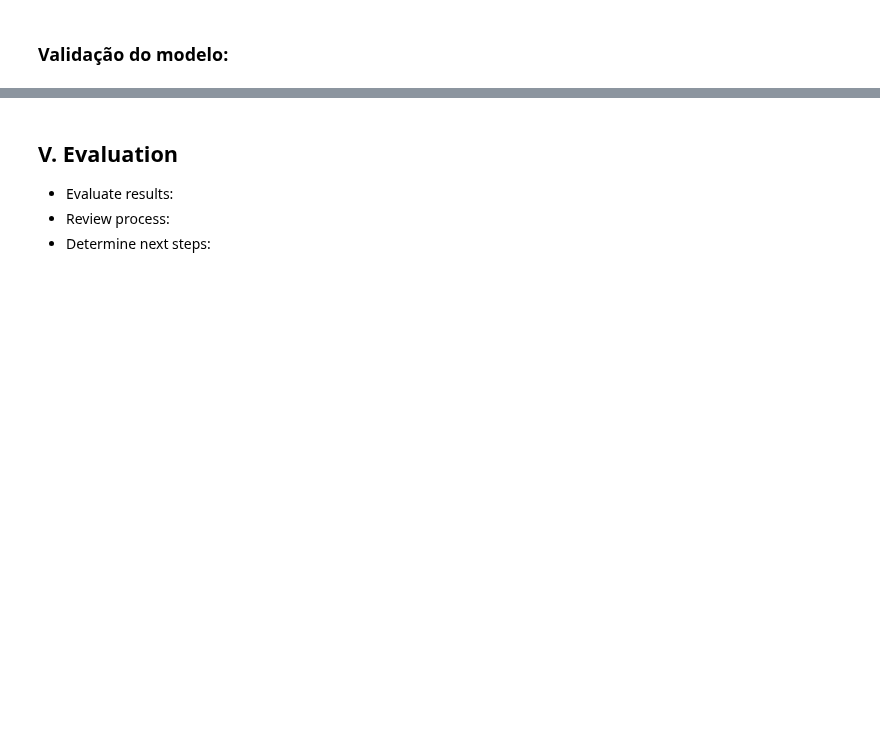
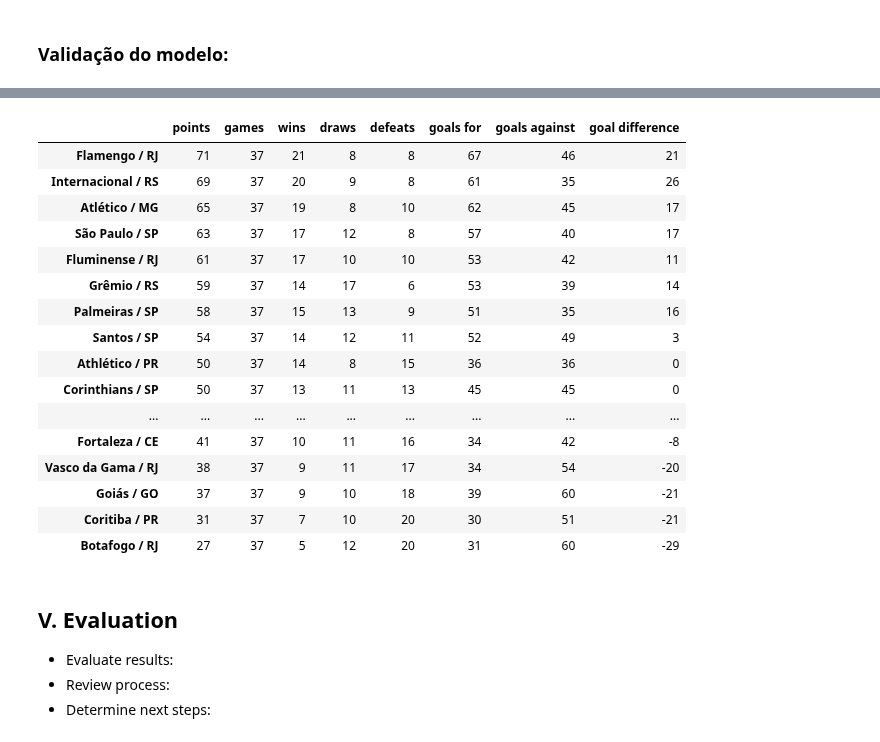
Before and after one commit to HannaRF/web-scraping, a Jupyter notebook: project.ipynb, the cells around one changed output, grey strips where cells are left out. Saved outputs shown, nothing was run; the diff lists cells and outputs as text; code cells hidden in the pictures; blank space fills up the shorter version.

```diff
--- a/project.ipynb
+++ b/project.ipynb
@@ -1363,3 +1385,23 @@ plt.show()
+# %%
+classification_table(df.loc[(df['Year'] == year) * (df['Round'] < 38)])
+# %% [output]
+|  | points | games | wins | draws | defeats | goals for | goals against | goal difference |
+| Flamengo / RJ | 71 | 37 | 21 | 8 | 8 | 67 | 46 | 21 |
+| Internacional / RS | 69 | 37 | 20 | 9 | 8 | 61 | 35 | 26 |
+| Atlético / MG | 65 | 37 | 19 | 8 | 10 | 62 | 45 | 17 |
+| São Paulo / SP | 63 | 37 | 17 | 12 | 8 | 57 | 40 | 17 |
+| Fluminense / RJ | 61 | 37 | 17 | 10 | 10 | 53 | 42 | 11 |
+| Grêmio / RS | 59 | 37 | 14 | 17 | 6 | 53 | 39 | 14 |
+| Palmeiras / SP | 58 | 37 | 15 | 13 | 9 | 51 | 35 | 16 |
+| Santos / SP | 54 | 37 | 14 | 12 | 11 | 52 | 49 | 3 |
+| Athlético / PR | 50 | 37 | 14 | 8 | 15 | 36 | 36 | 0 |
+| Corinthians / SP | 50 | 37 | 13 | 11 | 13 | 45 | 45 | 0 |
+| ... | ... | ... | ... | ... | ... | ... | ... | ... |
+| Fortaleza / CE | 41 | 37 | 10 | 11 | 16 | 34 | 42 | -8 |
+| Vasco da Gama / RJ | 38 | 37 | 9 | 11 | 17 | 34 | 54 | -20 |
+| Goiás / GO | 37 | 37 | 9 | 10 | 18 | 39 | 60 | -21 |
+| Coritiba / PR | 31 | 37 | 7 | 10 | 20 | 30 | 51 | -21 |
+| Botafogo / RJ | 27 | 37 | 5 | 12 | 20 | 31 | 60 | -29 |
 # %% [markdown]
 ## V. Evaluation
 
```
Also changed, not shown: parts of 6 cells of this notebook, 2 other files.
